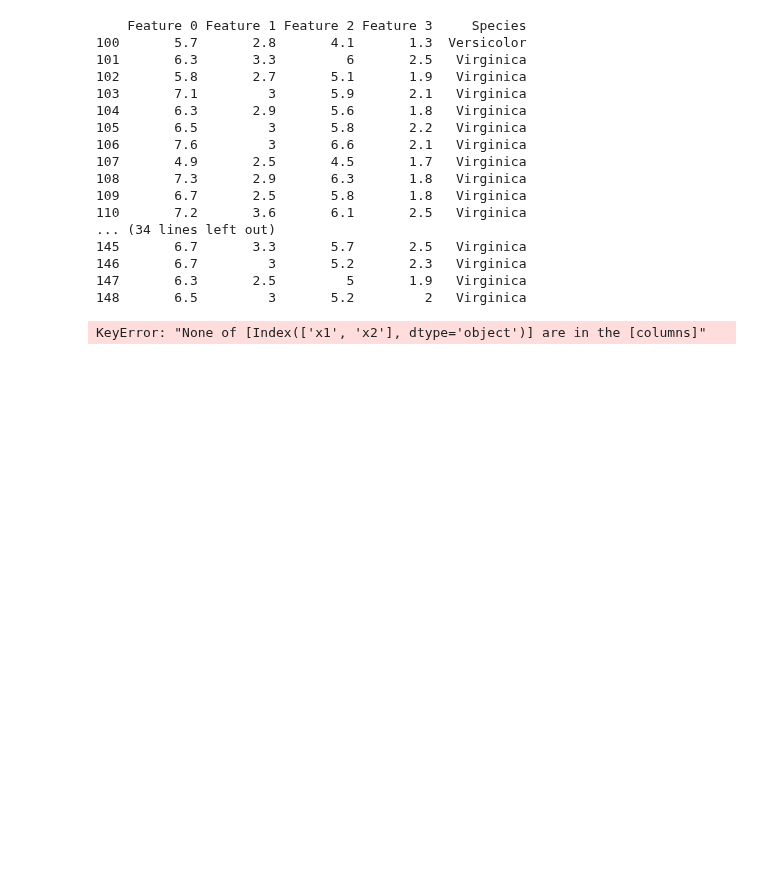
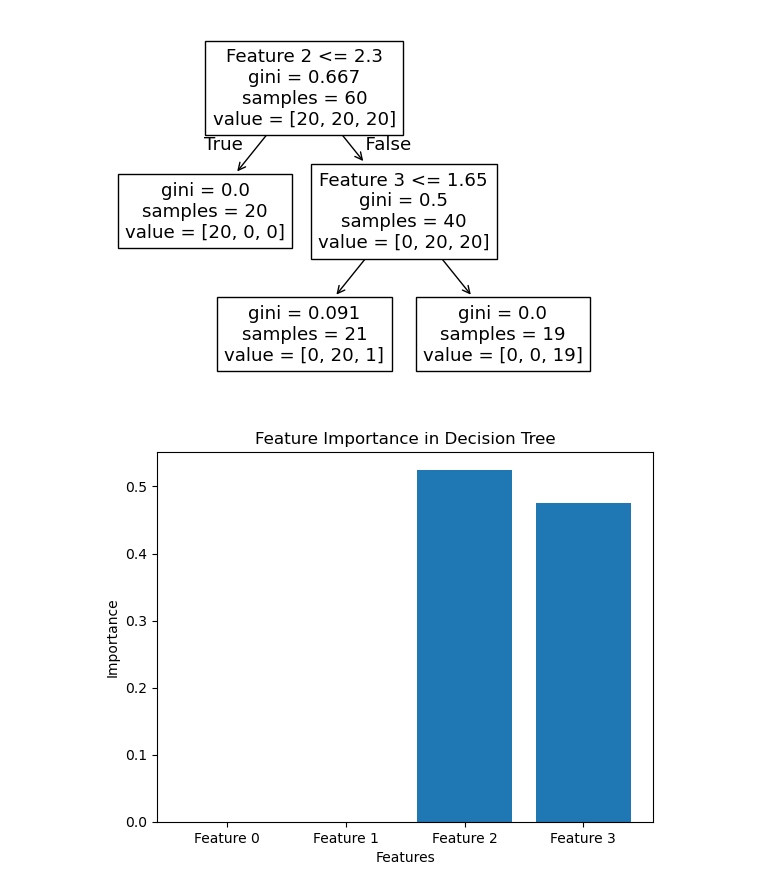
Before and after one commit to labani-01/PHY657, a Jupyter notebook: Module_6/Module_6.ipynb, the cells around one changed output. Drawn from its saved outputs; the diff is of its cells as text; code cells hidden in the pictures; blank space fills up the shorter version.

```diff
--- a/Module_6/Module_6.ipynb
+++ b/Module_6/Module_6.ipynb
@@ -12,22 +16,4 @@ url = "https://gist.githubusercontent.com/netj/8836201/raw/6f9306ad21398ea43cba4
 df = pd.read_csv(url, names=column_names)
 
 # Display the first few rows
-print(df[100:149])
+#print(df.head(50))
-# %% [output]
-    Feature 0 Feature 1 Feature 2 Feature 3     Species
-100       5.7       2.8       4.1       1.3  Versicolor
-101       6.3       3.3         6       2.5   Virginica
-102       5.8       2.7       5.1       1.9   Virginica
-103       7.1         3       5.9       2.1   Virginica
-104       6.3       2.9       5.6       1.8   Virginica
-105       6.5         3       5.8       2.2   Virginica
-106       7.6         3       6.6       2.1   Virginica
-107       4.9       2.5       4.5       1.7   Virginica
-108       7.3       2.9       6.3       1.8   Virginica
-109       6.7       2.5       5.8       1.8   Virginica
-110       7.2       3.6       6.1       2.5   Virginica
-... (34 lines left out)
-145       6.7       3.3       5.7       2.5   Virginica
-146       6.7         3       5.2       2.3   Virginica
-147       6.3       2.5         5       1.9   Virginica
-148       6.5         3       5.2         2   Virginica
@@ -36,5 +20,45 @@ df_filtered = df[df["Species"].isin(["Setosa", "Versicolor", "Virginica"])]
 # %%
-sample1 = df_filtered[df_filtered['Species'] == 'Iris-setosa'][['Feature 0', 'Feature 1']].values  # Setosa samples
-sample2 = df_filtered[df_filtered['Species'] == 'Iris-versicolor'][['x1', 'x2']].values  # Versicolor samples
+species_list = ["Setosa", "Versicolor", "Virginica"]
+features_list = ['Feature 0', 'Feature 1', 'Feature 2', 'Feature 3']
+train_list, test_list = [], []
+
+for species in species_list:
+    species_data = df[df["Species"] == species]
+    X_species = species_data[['Feature 0', 'Feature 1', 'Feature 2', 'Feature 3']].values
+    y_species = species_data['Species'].values  # If you need labels
+
+    # 80-20 split for each species
+    X_train, X_test, y_train, y_test = train_test_split(
+        X_species, y_species, test_size=0.6, random_state=42, stratify=y_species
+    )
+
+    train_list.append((X_train, y_train))
+    test_list.append((X_test, y_test))
+
+# Combine the train and test data
+X_train = np.vstack([t[0] for t in train_list])
+y_train = np.hstack([t[1] for t in train_list])
+
+X_test = np.vstack([t[0] for t in test_list])
+y_test = np.hstack([t[1] for t in test_list])
+
+# print(X_test)
+# print(y_test)
-# %% [output]
-KeyError: "None of [Index(['x1', 'x2'], dtype='object')] are in the [columns]"
+# %%
+weak_learner = DecisionTreeClassifier(max_leaf_nodes=3)
+dtree = weak_learner.fit(X_train, y_train)
+
+#Plot tree
+tree.plot_tree(dtree, feature_names=features_list)
+plt.show()
+
+#checking why Feature 0 and Feature 1 are not used
+feature_importance = dtree.feature_importances_
+plt.bar(features_list, feature_importance)
+plt.xlabel("Features")
+plt.ylabel("Importance")
+plt.title("Feature Importance in Decision Tree")
+plt.show()
+# %% [output]
+[figure, added]
+[figure, added]
```
Also changed, not shown: parts of 6 cells of this notebook.
